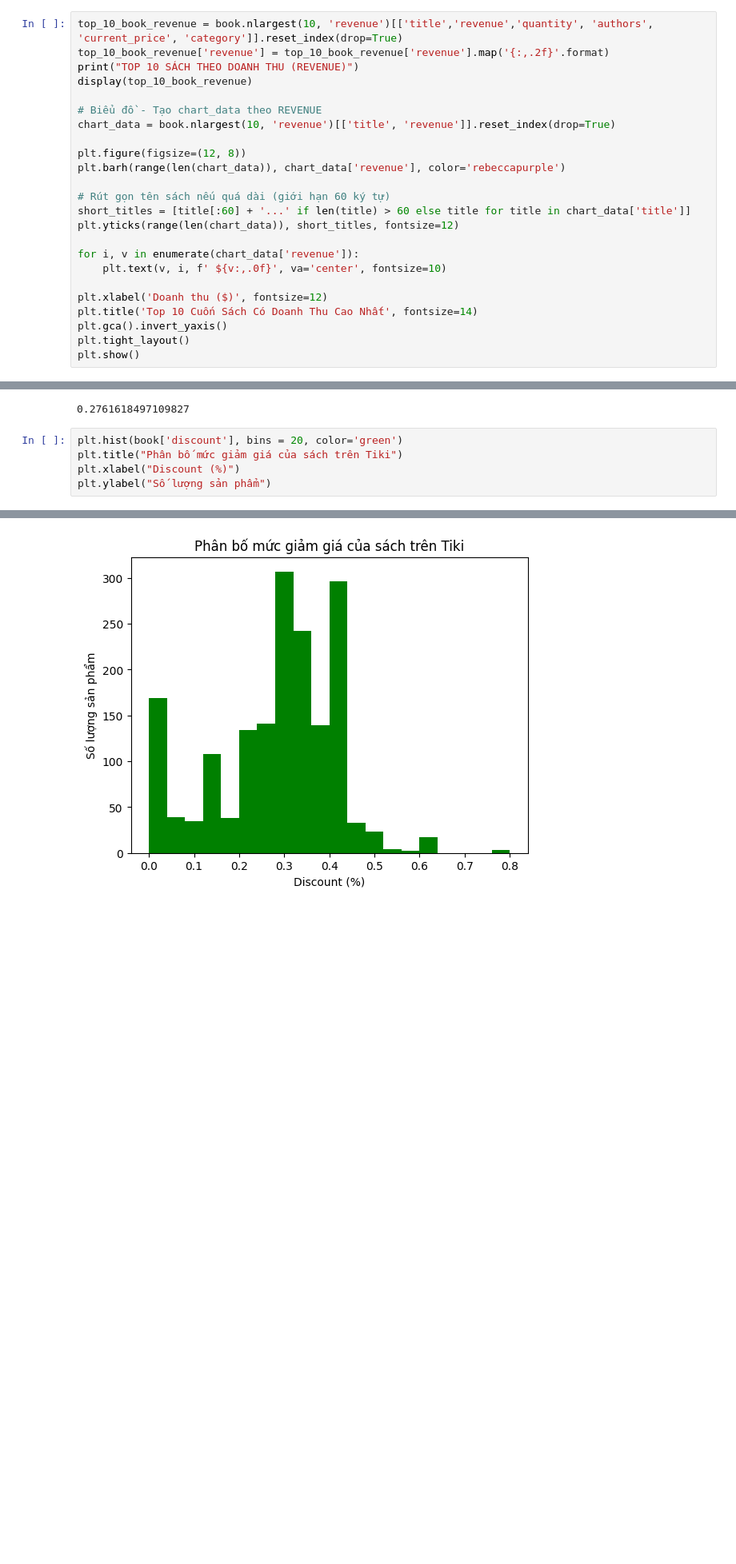
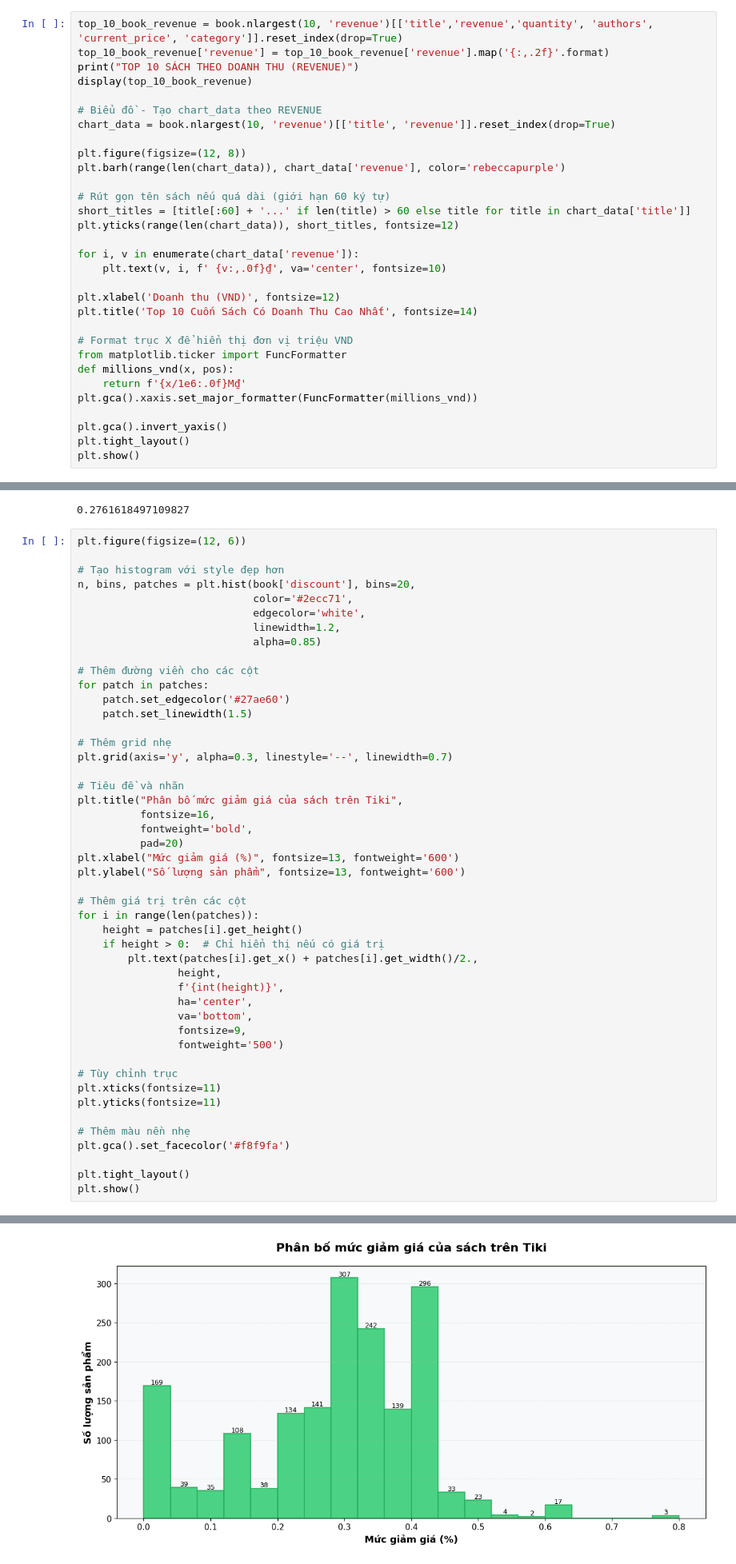
Before and after one commit to chgiabao04/cn-da22tta-chaugiabao-bookdata-machinelearning, a Jupyter notebook: src/eda.ipynb, the cells around one changed output, grey strips where cells are left out. Shown at 80% size. Saved outputs shown, nothing was run; the diff lists cells and outputs as text; blank space fills up the shorter version.

```diff
--- a/src/eda.ipynb
+++ b/src/eda.ipynb
@@ -113,10 +167,17 @@ short_titles = [title[:60] + '...' if len(title) > 60 else title for title in ch
 plt.yticks(range(len(chart_data)), short_titles, fontsize=12)
 
 for i, v in enumerate(chart_data['revenue']):
-    plt.text(v, i, f' ${v:,.0f}', va='center', fontsize=10)
+    plt.text(v, i, f' {v:,.0f}₫', va='center', fontsize=10)
 
-plt.xlabel('Doanh thu ($)', fontsize=12)
+plt.xlabel('Doanh thu (VND)', fontsize=12)
 plt.title('Top 10 Cuốn Sách Có Doanh Thu Cao Nhất', fontsize=14)
+
+# Format trục X để hiển thị đơn vị triệu VND
+from matplotlib.ticker import FuncFormatter
+def millions_vnd(x, pos):
+    return f'{x/1e6:.0f}M₫'
+plt.gca().xaxis.set_major_formatter(FuncFormatter(millions_vnd))
+
 plt.gca().invert_yaxis()
 plt.tight_layout()
 plt.show()
@@ -674,8 +835,50 @@ book['discount'].mean()
 # %% [output]
 0.2761618497109827
 # %%
-plt.hist(book['discount'], bins = 20, color='green')
-plt.title("Phân bố mức giảm giá của sách trên Tiki")
-plt.xlabel("Discount (%)")
-plt.ylabel("Số lượng sản phẩm")
+plt.figure(figsize=(12, 6))
+
+# Tạo histogram với style đẹp hơn
+n, bins, patches = plt.hist(book['discount'], bins=20,
+                            color='#2ecc71',
+                            edgecolor='white',
+                            linewidth=1.2,
+                            alpha=0.85)
+
+# Thêm đường viền cho các cột
+for patch in patches:
+    patch.set_edgecolor('#27ae60')
+    patch.set_linewidth(1.5)
+
+# Thêm grid nhẹ
+plt.grid(axis='y', alpha=0.3, linestyle='--', linewidth=0.7)
+
+# Tiêu đề và nhãn
+plt.title("Phân bố mức giảm giá của sách trên Tiki",
+          fontsize=16,
+          fontweight='bold',
+          pad=20)
+plt.xlabel("Mức giảm giá (%)", fontsize=13, fontweight='600')
+plt.ylabel("Số lượng sản phẩm", fontsize=13, fontweight='600')
+
+# Thêm giá trị trên các cột
+for i in range(len(patches)):
+    height = patches[i].get_height()
+    if height > 0:  # Chỉ hiển thị nếu có giá trị
+        plt.text(patches[i].get_x() + patches[i].get_width()/2.,
+                height,
+                f'{int(height)}',
+                ha='center',
+                va='bottom',
+                fontsize=9,
+                fontweight='500')
+
+# Tùy chỉnh trục
+plt.xticks(fontsize=11)
+plt.yticks(fontsize=11)
+
+# Thêm màu nền nhẹ
+plt.gca().set_facecolor('#f8f9fa')
+
+plt.tight_layout()
+plt.show()
 # %% [output]
@@ -683,4 +885,4 @@ Text(0, 0.5, 'Số lượng sản phẩm')
-[figure, old version]
+[figure, new version]
 # %% [markdown]
 - Mức discount phổ biến nhất nằm trong khoảng 30% – 40%.
 - Discount trung bình toàn bộ dataset: ~27%.
```
Also changed, not shown: parts of 41 cells of this notebook.
